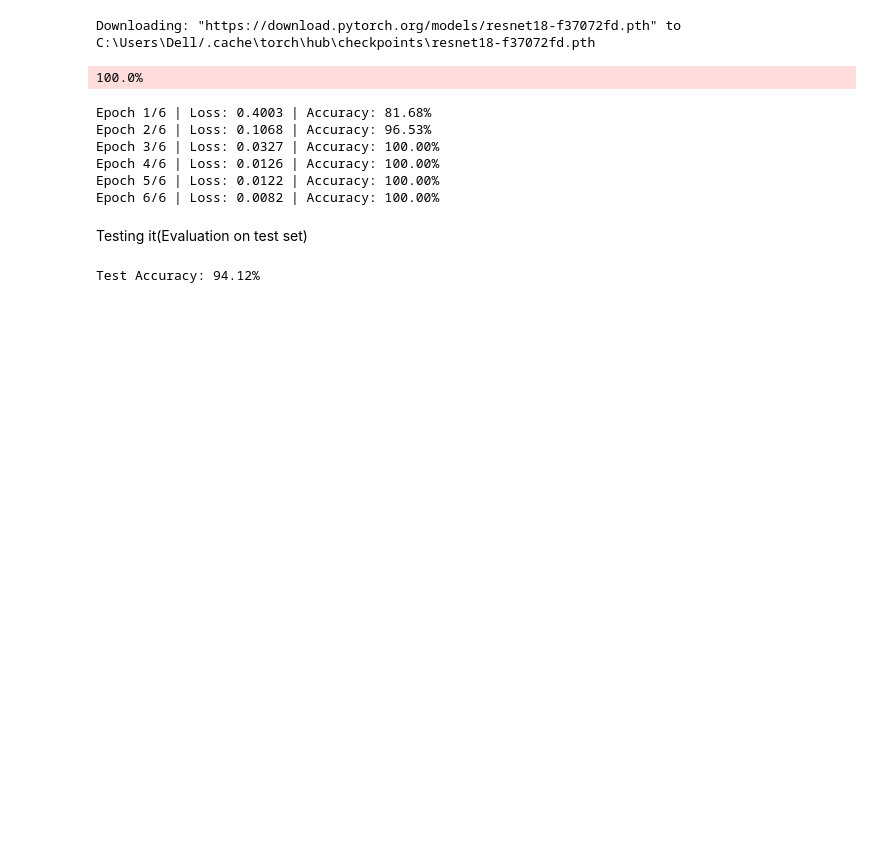
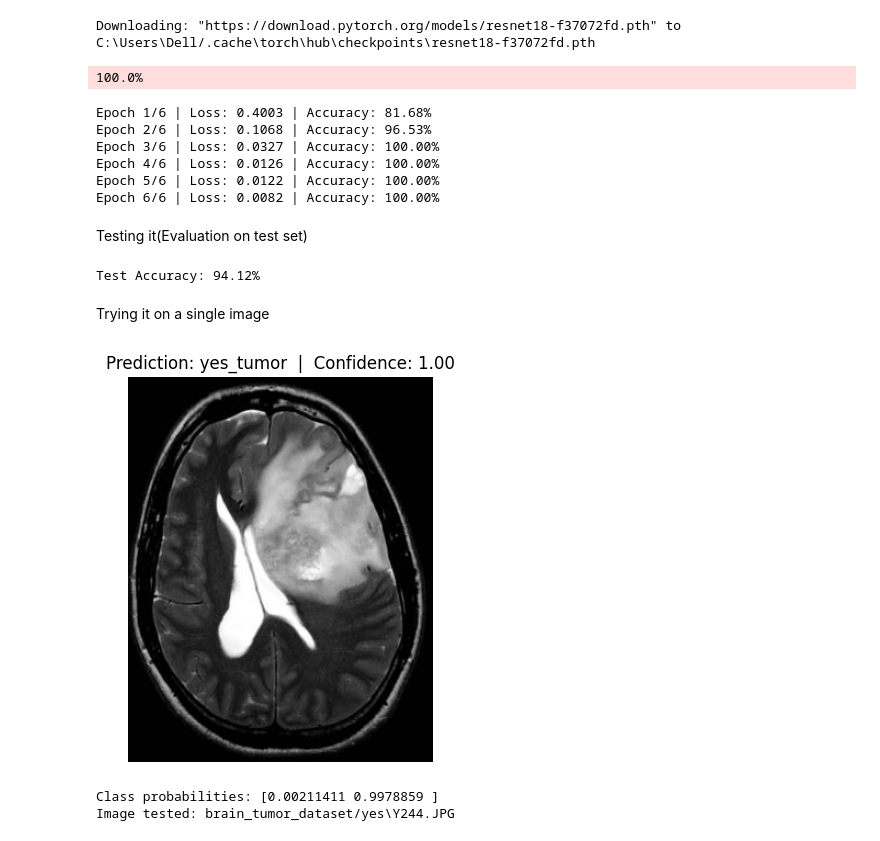
Before and after one commit to anurag815311/BrainTumorClassfication, a Jupyter notebook: MRI_BRTU_DETECTOR.ipynb, the cells around one changed output. Drawn from its saved outputs; the diff is of its cells as text; code cells hidden in the pictures; blank space fills up the shorter version.

Commit message:
Testing the Resnet-18 model

```diff
--- a/MRI_BRTU_DETECTOR.ipynb
+++ b/MRI_BRTU_DETECTOR.ipynb
@@ -201,3 +201,69 @@ with torch.no_grad():
 print(f"Test Accuracy: {100 * correct / total:.2f}%")
 # %% [output]
 Test Accuracy: 94.12%
+# %% [markdown]
+Trying it on a single image
+# %%
+import os
+import random
+import cv2
+import matplotlib.pyplot as plt
+import torch
+from torchvision import transforms
+import torch.nn.functional as F
+
+CLASSES = ["no_tumor", "yes_tumor"]
+
+def predict_image(path, model, device="cpu"):
+    img = cv2.imread(path, cv2.IMREAD_UNCHANGED)
+    if img is None:
+        raise ValueError(f"Cannot read image: {path}")
+
+    # handle RGBA if exists
+    if img.ndim == 3 and img.shape[2] == 4:
+        img = cv2.cvtColor(img, cv2.COLOR_BGRA2BGR)
+
+    img = cv2.cvtColor(img, cv2.COLOR_BGR2RGB)
+    img_resized = cv2.resize(img, (224, 224))
+
+    # same normalization as training
+    tfm = transforms.Compose([
+        transforms.ToTensor(),
+        transforms.Normalize([0.485, 0.456, 0.406],
+                             [0.229, 0.224, 0.225])
+    ])
+
+    x = tfm(img_resized).unsqueeze(0).to(device)
+
+    with torch.no_grad():
+        logits = model(x)
+        probs = F.softmax(logits, dim=1).cpu().numpy()[0]
+        pred_idx = probs.argmax()
+
+    return img, CLASSES[pred_idx], float(probs[pred_idx]), probs
+
+
+# ============================
+# ✅ Pick random YES image
+# ============================
+yes_folder = "brain_tumor_dataset/yes"
+file = random.choice(os.listdir(yes_folder))
+img_path = os.path.join(yes_folder, file)
+
+img, label, conf, prob_list = predict_image(img_path, model, device)
+
+# ============================
+# ✅ Display image & prediction
+# ============================
+plt.figure(figsize=(5,5))
+plt.imshow(img)
+plt.axis("off")
+plt.title(f"Prediction: {label}  |  Confidence: {conf:.2f}")
+plt.show()
+
+print("Class probabilities:", prob_list)
+print("Image tested:", img_path)
+# %% [output]
+[figure, added]
+Class probabilities: [0.00211411 0.9978859 ]
+Image tested: brain_tumor_dataset/yes\Y244.JPG
```
